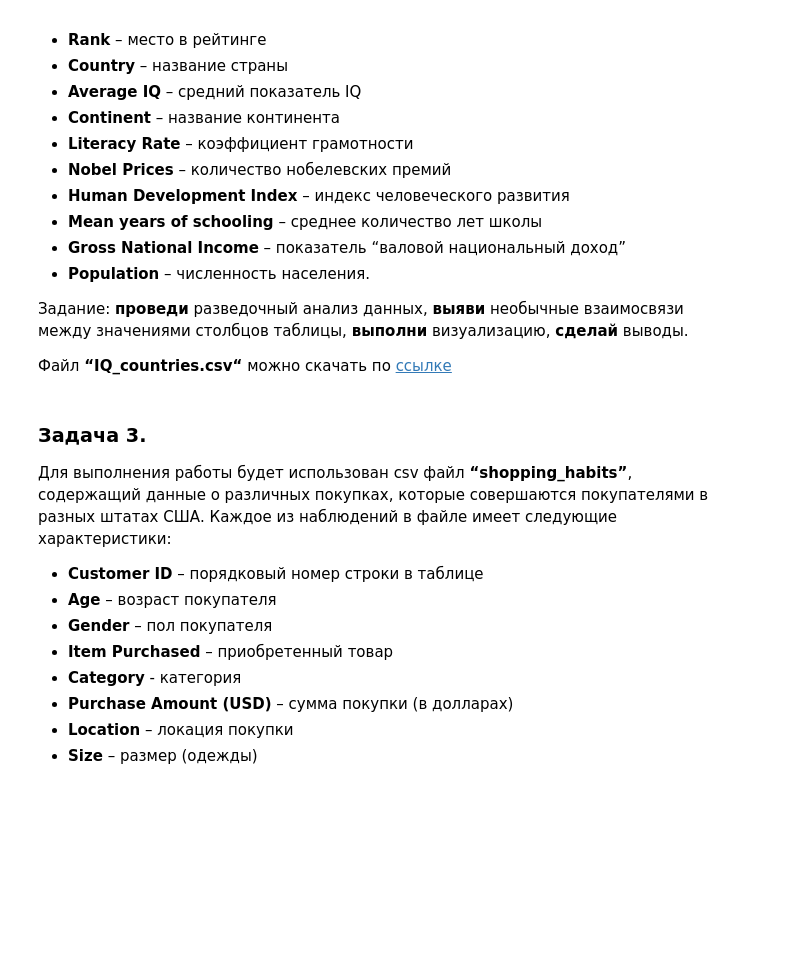
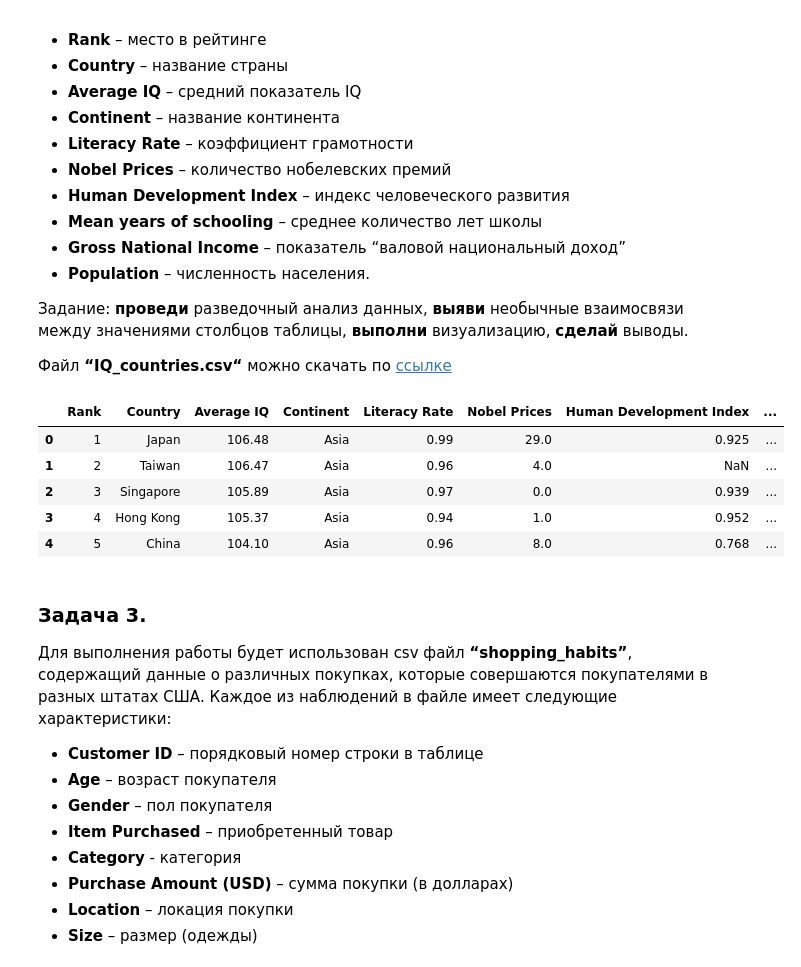
Before and after one commit to AleksandrMac/learning, a Jupyter notebook: ai/hw/8_Дополнительные_задачи_по_DataSciense.ipynb, the cells around one changed output. Cells and saved outputs as stored; diff of their text form; code cells hidden in the pictures; blank space fills up the shorter version.

```diff
--- a/ai/hw/8_Дополнительные_задачи_по_DataSciense.ipynb
+++ b/ai/hw/8_Дополнительные_задачи_по_DataSciense.ipynb
@@ -41,6 +78,22 @@
 Задание: **проведи** разведочный анализ данных, **выяви** необычные взаимосвязи между значениями столбцов таблицы, **выполни** визуализацию, **сделай** выводы.
 
 Файл **“IQ_countries.csv“** можно скачать по [ссылке](https://drive.google.com/file/d/1d3kt9flMqa7SLzVHXZ6zYIS-OEFrK8TF/view?usp=sharing)
+# %%
+#инициализация dataframe
+FILE_ID = '1d3kt9flMqa7SLzVHXZ6zYIS-OEFrK8TF'  # ID таблицы
+SHEET_NAME = 'Sheet1'  # имя листа (по умолчанию 'Sheet1')
+
+url = f'https://drive.google.com/uc?export=download&id={FILE_ID}'
+
+df = pd.read_csv(url)
+df.head()
+# %% [output]
+|  | Rank | Country | Average IQ | Continent | Literacy Rate | Nobel Prices | Human Development Index | ... |
+| 0 | 1 | Japan | 106.48 | Asia | 0.99 | 29.0 | 0.925 | ... |
+| 1 | 2 | Taiwan | 106.47 | Asia | 0.96 | 4.0 | NaN | ... |
+| 2 | 3 | Singapore | 105.89 | Asia | 0.97 | 0.0 | 0.939 | ... |
+| 3 | 4 | Hong Kong | 105.37 | Asia | 0.94 | 1.0 | 0.952 | ... |
+| 4 | 5 | China | 104.10 | Asia | 0.96 | 8.0 | 0.768 | ... |
 # %% [markdown]
 ### Задача 3.
 
```
Also changed, not shown: parts of 5 cells of this notebook.
